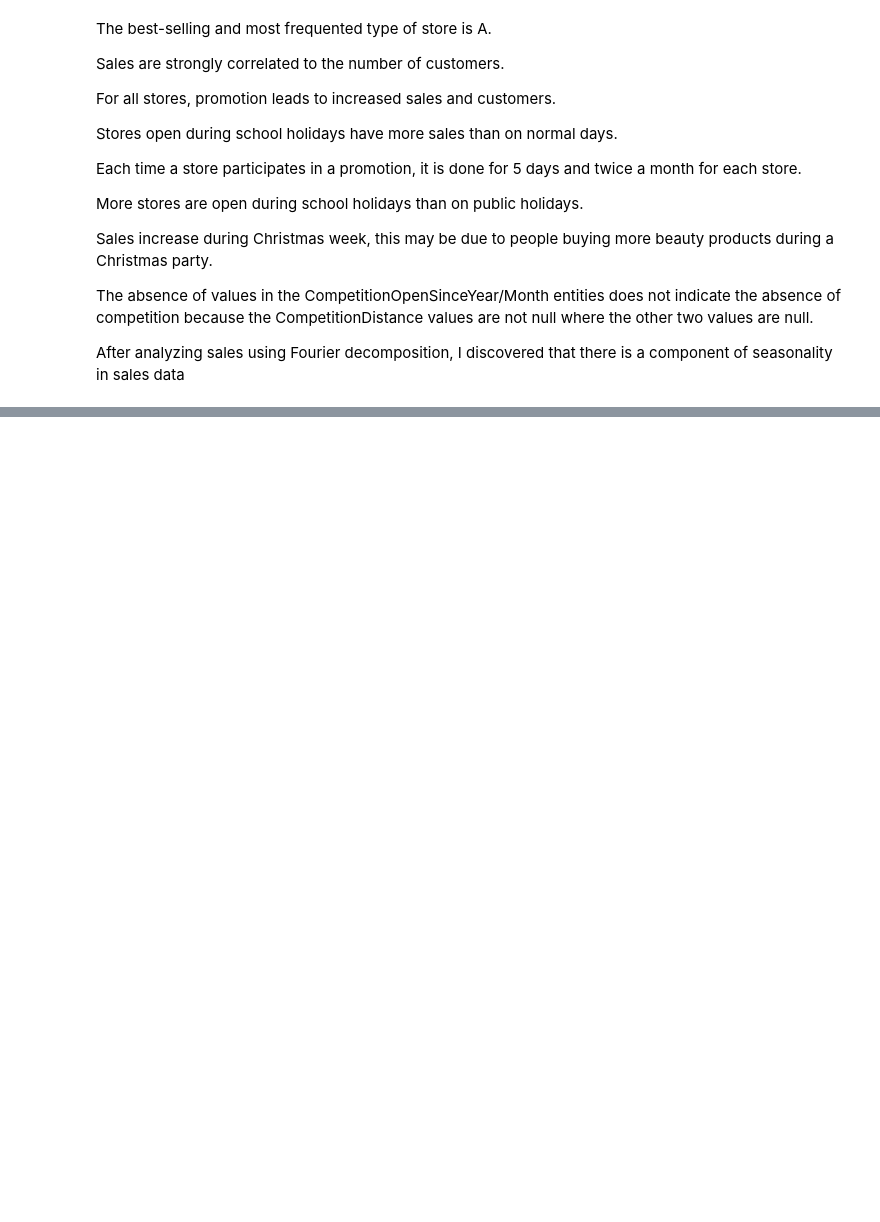
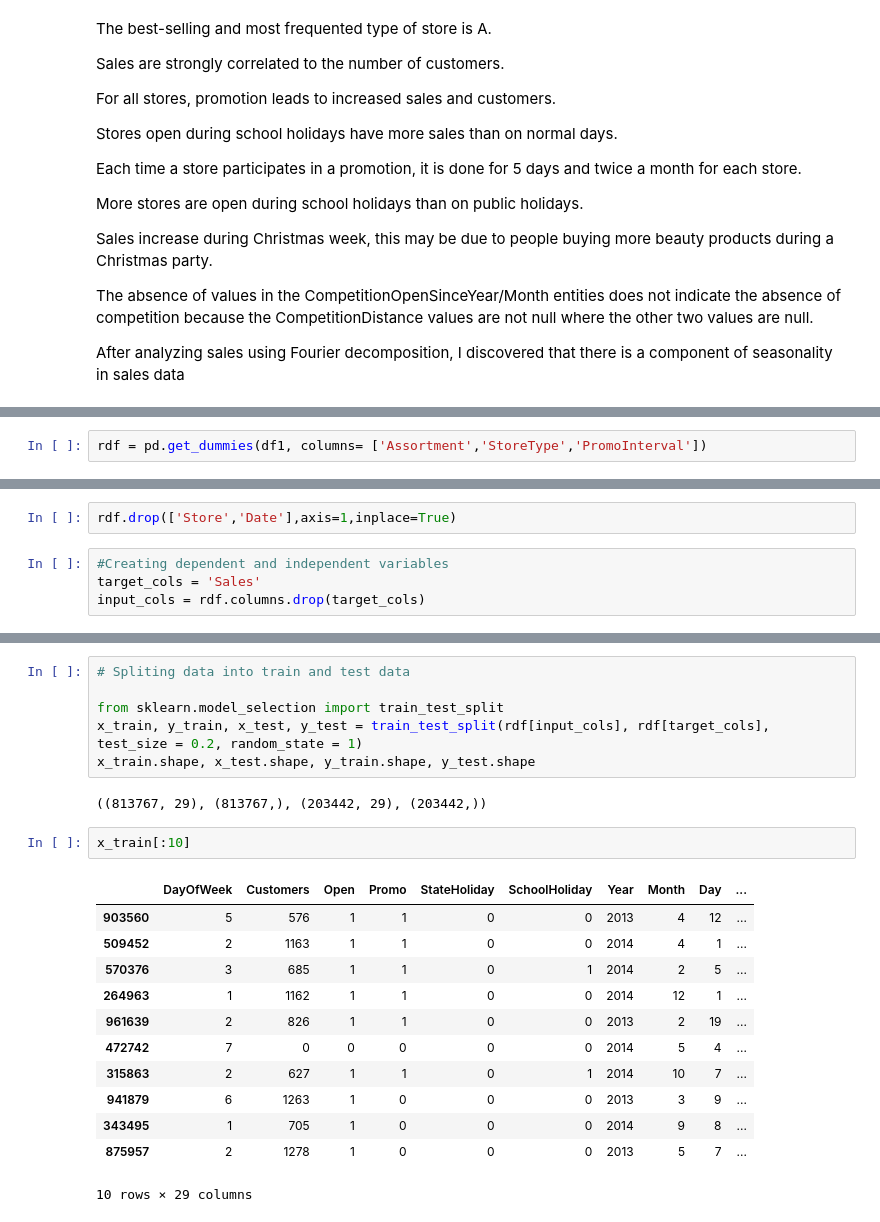
Before and after one commit to rashmi-biswas/ML_Regression_Sales_Prediction, a Jupyter notebook: Rossmann_Sales_Prediction_Capstone_Project.ipynb, the cells around one changed output, grey strips where cells are left out. Saved outputs shown, nothing was run; the diff lists cells and outputs as text; blank space fills up the shorter version.

Commit message:
get dummies

```diff
--- a/Rossmann_Sales_Prediction_Capstone_Project.ipynb
+++ b/Rossmann_Sales_Prediction_Capstone_Project.ipynb
@@ -566,0 +629,2 @@ After analyzing sales using Fourier decomposition, I discovered that there is a
+# %%
+rdf = pd.get_dummies(df1, columns= ['Assortment','StoreType','PromoInterval'])
@@ -566,0 +665,6 @@ After analyzing sales using Fourier decomposition, I discovered that there is a
+# %%
+rdf.drop(['Store','Date'],axis=1,inplace=True)
+# %%
+#Creating dependent and independent variables
+target_cols = 'Sales'
+input_cols = rdf.columns.drop(target_cols)
@@ -566,0 +683,23 @@ After analyzing sales using Fourier decomposition, I discovered that there is a
+# %%
+# Spliting data into train and test data
+
+from sklearn.model_selection import train_test_split
+x_train, y_train, x_test, y_test = train_test_split(rdf[input_cols], rdf[target_cols], test_size = 0.2, random_state = 1)
+x_train.shape, x_test.shape, y_train.shape, y_test.shape
+# %% [output]
+((813767, 29), (813767,), (203442, 29), (203442,))
+# %%
+x_train[:10]
+# %% [output]
+|  | DayOfWeek | Customers | Open | Promo | StateHoliday | SchoolHoliday | Year | Month | Day | ... |
+| 903560 | 5 | 576 | 1 | 1 | 0 | 0 | 2013 | 4 | 12 | ... |
+| 509452 | 2 | 1163 | 1 | 1 | 0 | 0 | 2014 | 4 | 1 | ... |
+| 570376 | 3 | 685 | 1 | 1 | 0 | 1 | 2014 | 2 | 5 | ... |
+| 264963 | 1 | 1162 | 1 | 1 | 0 | 0 | 2014 | 12 | 1 | ... |
+| 961639 | 2 | 826 | 1 | 1 | 0 | 0 | 2013 | 2 | 19 | ... |
+| 472742 | 7 | 0 | 0 | 0 | 0 | 0 | 2014 | 5 | 4 | ... |
+| 315863 | 2 | 627 | 1 | 1 | 0 | 1 | 2014 | 10 | 7 | ... |
+| 941879 | 6 | 1263 | 1 | 0 | 0 | 0 | 2013 | 3 | 9 | ... |
+| 343495 | 1 | 705 | 1 | 0 | 0 | 0 | 2014 | 9 | 8 | ... |
+| 875957 | 2 | 1278 | 1 | 0 | 0 | 0 | 2013 | 5 | 7 | ... |
+10 rows × 29 columns
```
Also changed, not shown: parts of 13 cells of this notebook.
